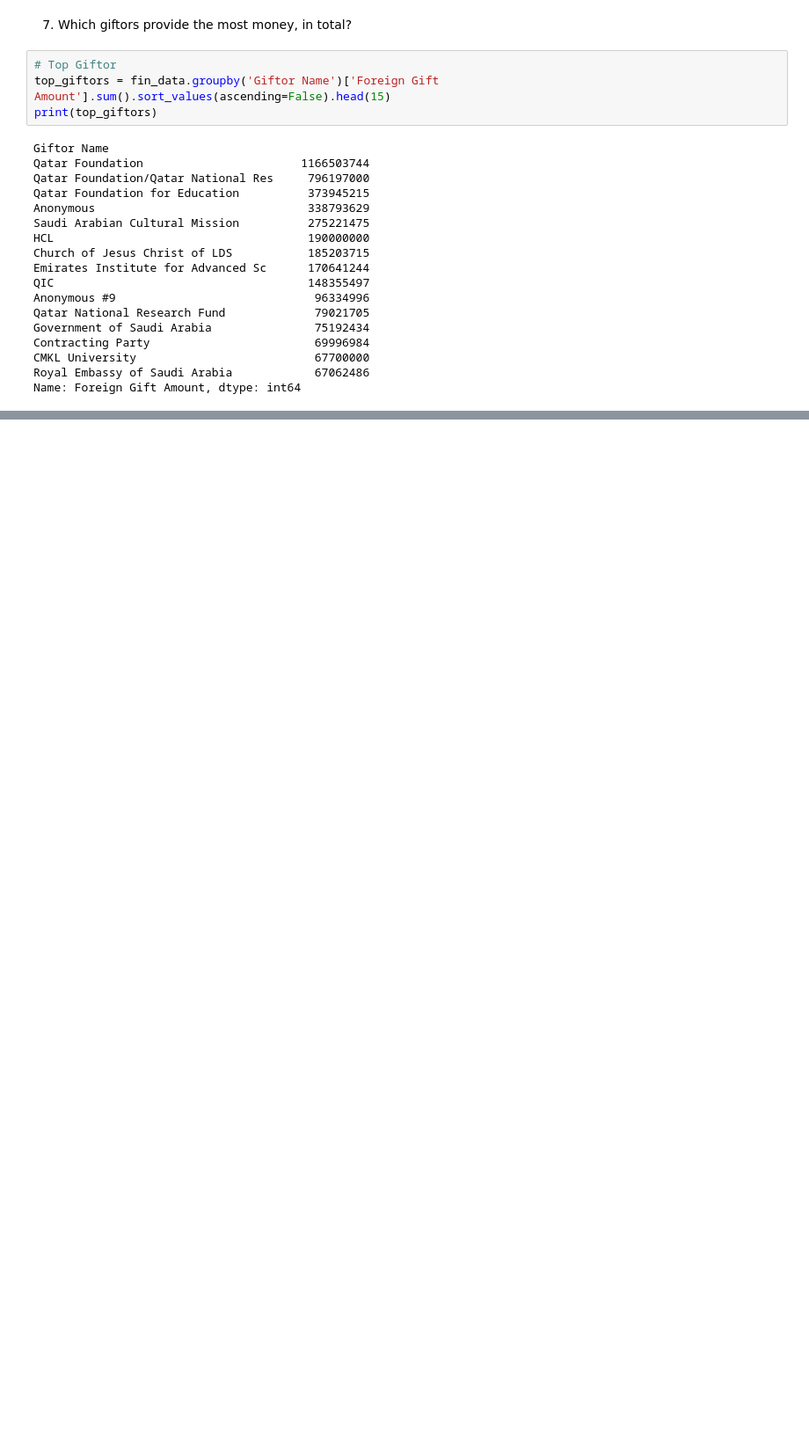
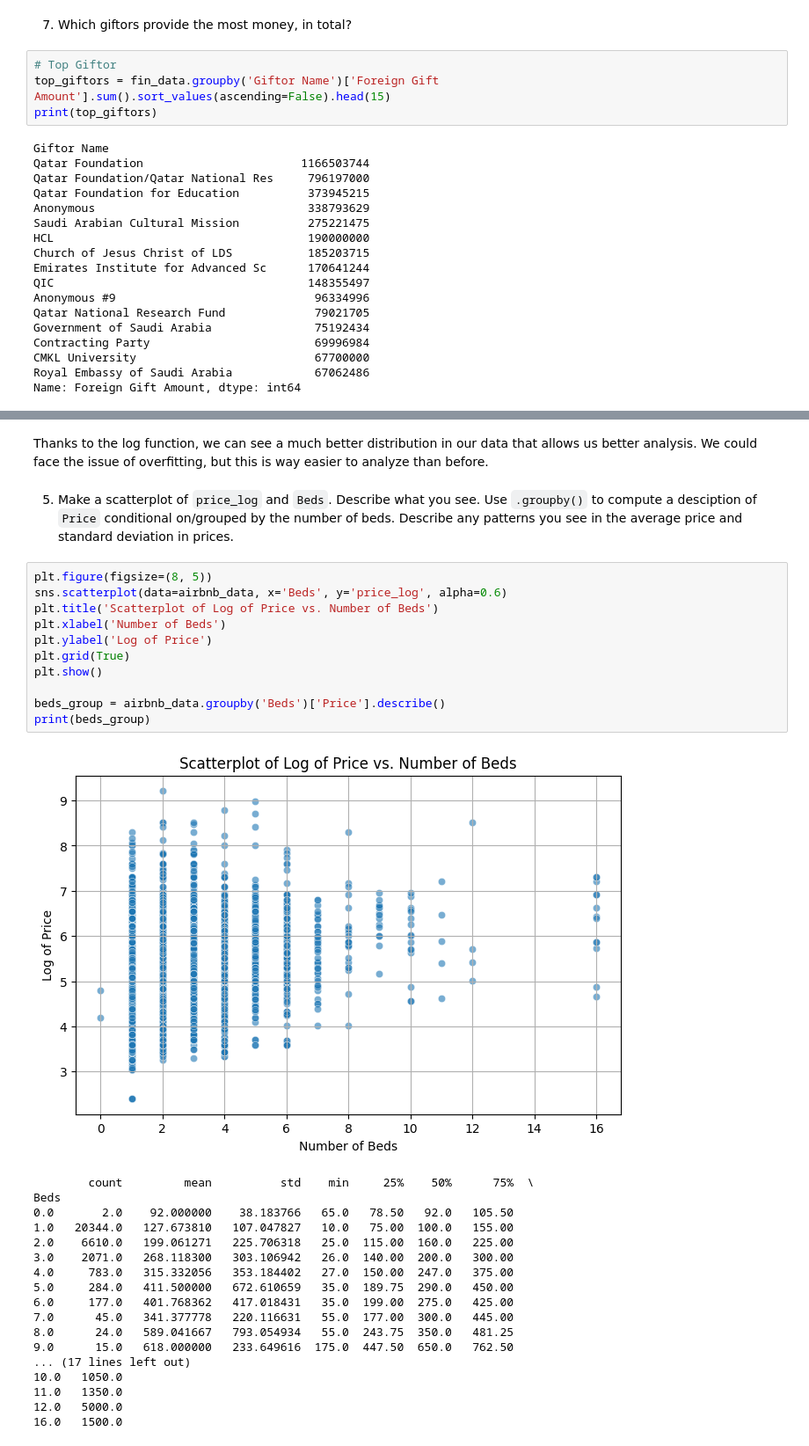
Before and after one commit to joelen4225/ds3001_assignment3, a Jupyter notebook: assignment/assignment.ipynb, the cells around one changed output, grey strips where cells are left out. Shown at 88% size. Drawn from its saved outputs; the diff is of its cells as text; blank space fills up the shorter version.

```diff
--- a/assignment/assignment.ipynb
+++ b/assignment/assignment.ipynb
@@ -243,0 +346,34 @@ Name: Foreign Gift Amount, dtype: int64
+# %% [markdown]
+Thanks to the log function, we can see a much better distribution in our data that allows us better analysis. We could face the issue of overfitting, but this is way easier to analyze than before.
+# %% [markdown]
+  5. Make a scatterplot of `price_log` and `Beds`. Describe what you see. Use `.groupby()` to compute a desciption of `Price` conditional on/grouped by the number of beds. Describe any patterns you see in the average price and standard deviation in prices.
+# %%
+plt.figure(figsize=(8, 5))
+sns.scatterplot(data=airbnb_data, x='Beds', y='price_log', alpha=0.6)
+plt.title('Scatterplot of Log of Price vs. Number of Beds')
+plt.xlabel('Number of Beds')
+plt.ylabel('Log of Price')
+plt.grid(True)
+plt.show()
+
+beds_group = airbnb_data.groupby('Beds')['Price'].describe()
+print(beds_group)
+# %% [output]
+[figure, added]
+        count         mean          std    min     25%    50%      75%  \
+Beds
+0.0       2.0    92.000000    38.183766   65.0   78.50   92.0   105.50
+1.0   20344.0   127.673810   107.047827   10.0   75.00  100.0   155.00
+2.0    6610.0   199.061271   225.706318   25.0  115.00  160.0   225.00
+3.0    2071.0   268.118300   303.106942   26.0  140.00  200.0   300.00
+4.0     783.0   315.332056   353.184402   27.0  150.00  247.0   375.00
+5.0     284.0   411.500000   672.610659   35.0  189.75  290.0   450.00
+6.0     177.0   401.768362   417.018431   35.0  199.00  275.0   425.00
+7.0      45.0   341.377778   220.116631   55.0  177.00  300.0   445.00
+8.0      24.0   589.041667   793.054934   55.0  243.75  350.0   481.25
+9.0      15.0   618.000000   233.649616  175.0  447.50  650.0   762.50
+... (17 lines left out)
+10.0   1050.0
+11.0   1350.0
+12.0   5000.0
+16.0   1500.0
```
Also changed, not shown: parts of 32 cells of this notebook.
